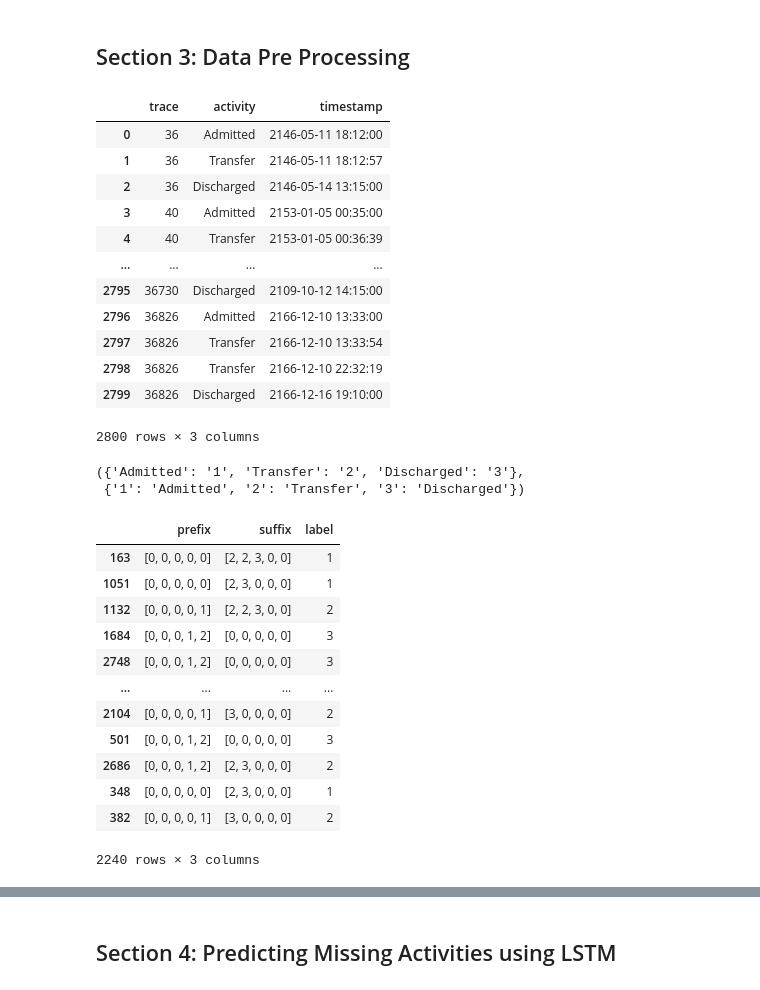
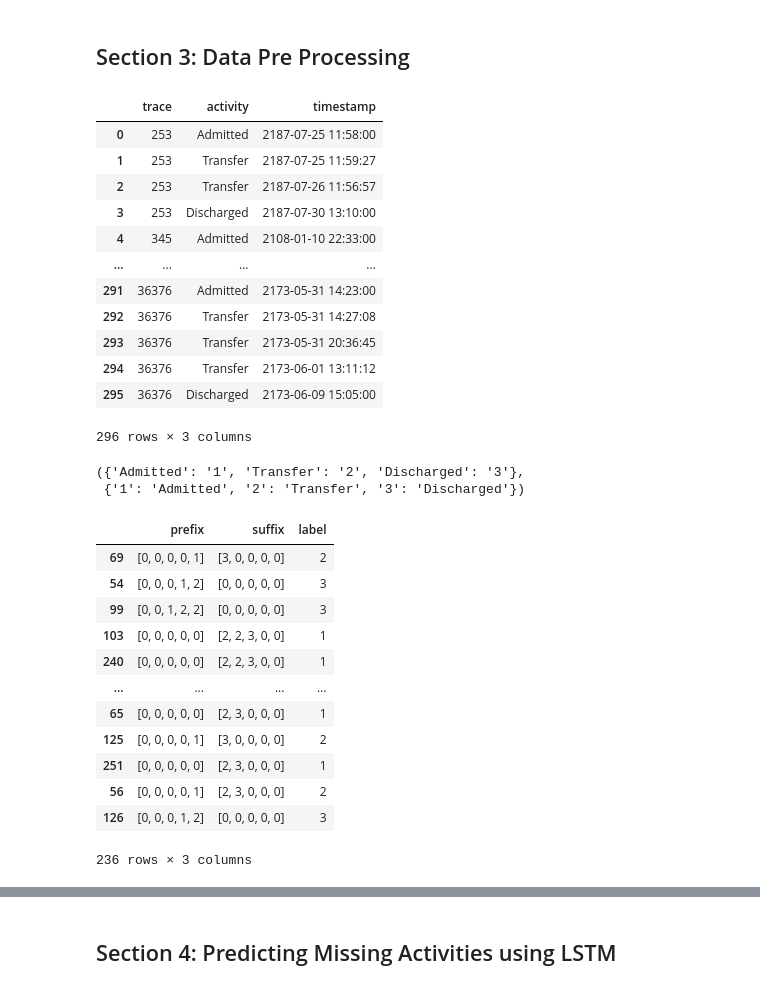
Before and after one commit to adamzbikowski/Process-Mining-Dissertation, a Jupyter notebook: pipeline.ipynb, the cells around one changed output, grey strips where cells are left out. Drawn from its saved outputs; the diff is of its cells as text; code cells hidden in the pictures.

```diff
--- a/pipeline.ipynb
+++ b/pipeline.ipynb
@@ -39,11 +62,7 @@ client = bigquery.Client(project=project_name)
 import requests
 
 # read a query from the github repository
-# change depending on which branch the queries have been pushed to
-branch = "sql-queries"
-# change this to change which query is being used
-query_name = "event_log_mvp.sql"
-url = f"https://raw.githubusercontent.com/adamzbikowski/Process-Mining-Dissertation/{branch}/sql_queries/{query_name}"
+url = f"https://raw.githubusercontent.com/adamzbikowski/Process-Mining-Dissertation/{BRANCH}/sql_queries/{QUERY_NAME}"
 query_bytes = requests.get(url).content
 
 # we must now decode this to turn the query into a string
@@ -133,10 +158,9 @@ event_log['trace'] = event_log.groupby(['patient']).ngroup()
 # this will be repeated with a a larger number of traces
 # lets first initialise a random seed
 random.seed(9)
-num_traces = 1000
 random_traces = []
 
-for i in range(0,num_traces):
+for i in range(0,NUM_TRACES):
   random_traces.append(random.randrange(0,n_cases))
 
 df = event_log[event_log['trace'].isin(random_traces)]
@@ -144,23 +168,24 @@ partial_el = df[['trace', 'activity', 'timestamp' ]].reset_index(drop=True)
 partial_el
 # %% [output]
 |  | trace | activity | timestamp |
-| 0 | 36 | Admitted | 2146-05-11 18:12:00 |
-| 1 | 36 | Transfer | 2146-05-11 18:12:57 |
-| 2 | 36 | Discharged | 2146-05-14 13:15:00 |
-| 3 | 40 | Admitted | 2153-01-05 00:35:00 |
-| 4 | 40 | Transfer | 2153-01-05 00:36:39 |
+| 0 | 253 | Admitted | 2187-07-25 11:58:00 |
+| 1 | 253 | Transfer | 2187-07-25 11:59:27 |
+| 2 | 253 | Transfer | 2187-07-26 11:56:57 |
+| 3 | 253 | Discharged | 2187-07-30 13:10:00 |
+| 4 | 345 | Admitted | 2108-01-10 22:33:00 |
 | ... | ... | ... | ... |
-| 2795 | 36730 | Discharged | 2109-10-12 14:15:00 |
-| 2796 | 36826 | Admitted | 2166-12-10 13:33:00 |
-| 2797 | 36826 | Transfer | 2166-12-10 13:33:54 |
-| 2798 | 36826 | Transfer | 2166-12-10 22:32:19 |
-| 2799 | 36826 | Discharged | 2166-12-16 19:10:00 |
+| 291 | 36376 | Admitted | 2173-05-31 14:23:00 |
+| 292 | 36376 | Transfer | 2173-05-31 14:27:08 |
+| 293 | 36376 | Transfer | 2173-05-31 20:36:45 |
+| 294 | 36376 | Transfer | 2173-06-01 13:11:12 |
+| 295 | 36376 | Discharged | 2173-06-09 15:05:00 |
-2800 rows × 3 columns
+296 rows × 3 columns
 # %%
 # lets represent each activity using a statically defined number
 # this will prevent the need for using an embedding layer when traing the LSTM
 unique_activities = partial_el['activity'].unique()
-encode_activity = {unique_activities[i-1] : f'{i}' for i in range(1,len(unique_activities)+1)}
+n_activities = len(unique_activities) + 1
+encode_activity = {unique_activities[i-1] : f'{i}' for i in range(1,n_activities)}
 
 # lets also create a second dictionary that will be used to decode predicted activities
 decode_activity = {f'{i}' : unique_activities[i-1] for i in range(1, len(unique_activities)+ 1)}
@@ -203,16 +228,16 @@ def label(el):
         suffix = activities[i+1:]
       padding = []
 
-      while len(prefix) + len(padding) < 5:
+      while len(prefix) + len(padding) < PREFIX_LENGTH:
         padding.append('0')
 
       prefix = padding + prefix
 
-      while len(suffix) < 5:
+      while len(suffix) < PREFIX_LENGTH:
         suffix.append('0')
 
-      prefix_arr.append(np.array(prefix[0:5], dtype=int))
-      suffix_arr.append(np.array(suffix[0:5], dtype=int))
+      prefix_arr.append(np.array(prefix[0:PREFIX_LENGTH], dtype=int))
+      suffix_arr.append(np.array(suffix[0:PREFIX_LENGTH], dtype=int))
       label_arr.append(label)
 
   return pd.DataFrame({'prefix' : prefix_arr,
@@ -221,27 +246,26 @@ def label(el):
 # %%
 from sklearn.model_selection import train_test_split
 
 # label event log
 labeled_el = label(partial_el)
 
 # split event log into a train and test set
-pct_train = 0.8
-train_el, test_el  = train_test_split(labeled_el, train_size=pct_train, random_state=9)
+train_el, test_el  = train_test_split(labeled_el, test_size=TEST_SIZE, random_state=9)
 train_el
 # %% [output]
 |  | prefix | suffix | label |
-| 163 | [0, 0, 0, 0, 0] | [2, 2, 3, 0, 0] | 1 |
-| 1051 | [0, 0, 0, 0, 0] | [2, 3, 0, 0, 0] | 1 |
-| 1132 | [0, 0, 0, 0, 1] | [2, 2, 3, 0, 0] | 2 |
-| 1684 | [0, 0, 0, 1, 2] | [0, 0, 0, 0, 0] | 3 |
-| 2748 | [0, 0, 0, 1, 2] | [0, 0, 0, 0, 0] | 3 |
+| 69 | [0, 0, 0, 0, 1] | [3, 0, 0, 0, 0] | 2 |
+| 54 | [0, 0, 0, 1, 2] | [0, 0, 0, 0, 0] | 3 |
+| 99 | [0, 0, 1, 2, 2] | [0, 0, 0, 0, 0] | 3 |
+| 103 | [0, 0, 0, 0, 0] | [2, 2, 3, 0, 0] | 1 |
+| 240 | [0, 0, 0, 0, 0] | [2, 2, 3, 0, 0] | 1 |
 | ... | ... | ... | ... |
-| 2104 | [0, 0, 0, 0, 1] | [3, 0, 0, 0, 0] | 2 |
-| 501 | [0, 0, 0, 1, 2] | [0, 0, 0, 0, 0] | 3 |
-| 2686 | [0, 0, 0, 1, 2] | [2, 3, 0, 0, 0] | 2 |
-| 348 | [0, 0, 0, 0, 0] | [2, 3, 0, 0, 0] | 1 |
-| 382 | [0, 0, 0, 0, 1] | [3, 0, 0, 0, 0] | 2 |
+| 65 | [0, 0, 0, 0, 0] | [2, 3, 0, 0, 0] | 1 |
+| 125 | [0, 0, 0, 0, 1] | [3, 0, 0, 0, 0] | 2 |
+| 251 | [0, 0, 0, 0, 0] | [2, 3, 0, 0, 0] | 1 |
+| 56 | [0, 0, 0, 0, 1] | [2, 3, 0, 0, 0] | 2 |
+| 126 | [0, 0, 0, 1, 2] | [0, 0, 0, 0, 0] | 3 |
-2240 rows × 3 columns
+236 rows × 3 columns
 # %%
 from copy import deepcopy
 
```
Also changed, not shown: parts of 23 cells of this notebook.
